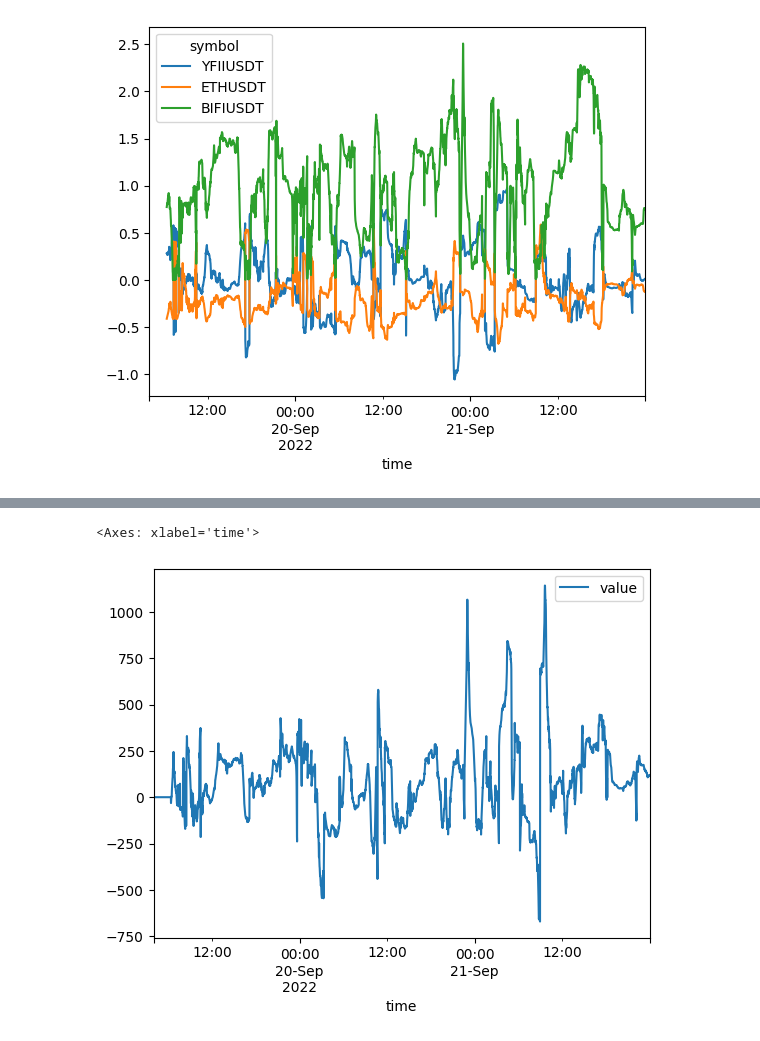
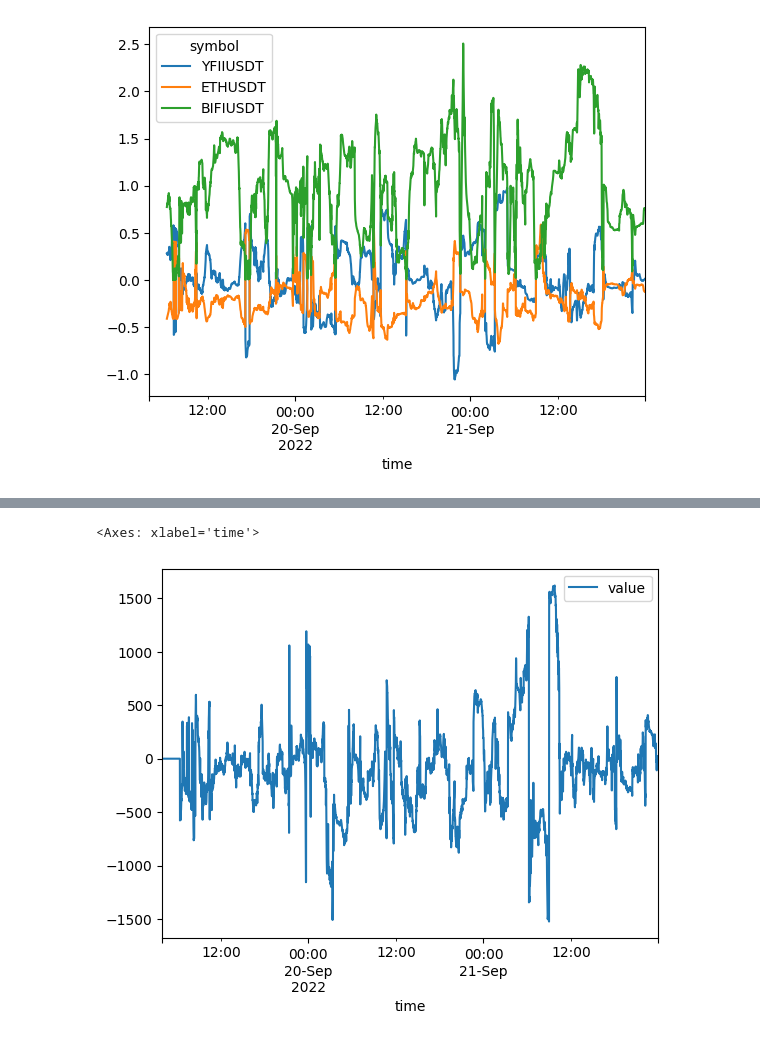
Before and after one commit to sculd/mean_reversal, a Jupyter notebook: var1_trade.ipynb, the cells around one changed output, grey strips where cells are left out. Drawn from its saved outputs; the diff is of its cells as text; code cells hidden in the pictures.

```diff
--- a/var1_trade.ipynb
+++ b/var1_trade.ipynb
@@ -250,18 +251,0 @@ AxisError: axis 1 is out of bounds for array of dimension 1
-# %%
-values['value_prev'] = values.value.shift()
-values['lower_crossed_upward'] = ((values.value_prev < lower) & (values.value >= lower)).astype(np.int32)
-values['lower_crossed_downward'] = ((values.value_prev > lower) & (values.value <= lower)).astype(np.int32)
-values['upper_crossed_downward'] = ((values.value_prev > upper) & (values.value <= upper)).astype(np.int32)
-values['upper_crossed_upward'] = ((values.value_prev < upper) & (values.value >= upper)).astype(np.int32)
-in_positions = [0]
-for i in range(1, len(values.index)):
-    in_position = in_positions[-1]
-    if values.lower_crossed_upward.values[i-1] > 0:
-        in_position = 1
-    elif values.upper_crossed_downward.values[i-1] > 0:
-        in_position = 0
-    in_positions.append(in_position)
-values['in_position'] = in_positions
-values['position_changed'] = values.in_position.diff()
-values['profit'] = values.value.pct_change() * values.in_position
-#values = values.dropna()
@@ -312,14 +300,20 @@ from numpy_ext import rolling_apply as rolling_apply_ext
 def get_df_var1_eigenvecs_weights(df, window, step, sample_unit_minutes, order, if_evecs):
     '''
     order: 0 for the smallest eigen value, -1 for the largest.
+    if_evecs: True for eigen vectors, False for weights (e-vecs / sqrt(cov))
     '''
     i = 1 if if_evecs else 2
     rolling_wgt = rolling_apply_ext(lambda *vsT: get_var1_wgts_values_transpose(*vsT)[i][:,order], window, *df.values.T)
     df_rolling_wgt = pd.DataFrame(rolling_wgt, index=df.index, columns=df.columns)
+    # shift by one time unit as the weight up to now will practically be applied in the next step.
+    df_rolling_wgt = df_rolling_wgt.shift()
     df_rolling_wgt_resampled = df_rolling_wgt.resample(f'{step * sample_unit_minutes}min').first().resample(f'{sample_unit_minutes}min').first().ffill()
     return df_rolling_wgt_resampled
 # %%
 rebalance_period = 1
+evecs_rolling = get_df_var1_eigenvecs_weights(
+    get_close_between_date(1, symbols, date_str_20220919, date_str_20220922),
+    window=144, step=rebalance_period, sample_unit_minutes=1, order=0, if_evecs=True)
 wgt_rolling = get_df_var1_eigenvecs_weights(
     get_close_between_date(1, symbols, date_str_20220919, date_str_20220922),
     window=144, step=rebalance_period, sample_unit_minutes=1, order=0, if_evecs=False)
@@ -347,5 +330,5 @@ get_close_between_date(1, symbols, date_str_20220919, date_str_20220922).head(3)
 # %%
-(get_close_between_date(1, symbols, date_str_20220919, date_str_20220922) * wgt_rolling).sum(axis=1).to_frame().rename(columns={0: 'value'}).plot()
+(get_close_between_date(1, symbols, date_str_20220919, date_str_20220922) * evecs_rolling).sum(axis=1).to_frame().rename(columns={0: 'value'}).plot()
 # %% [output]
 <Axes: xlabel='time'>
-[figure, old version]
+[figure, new version]
```
Also changed, not shown: parts of 34 cells of this notebook.
